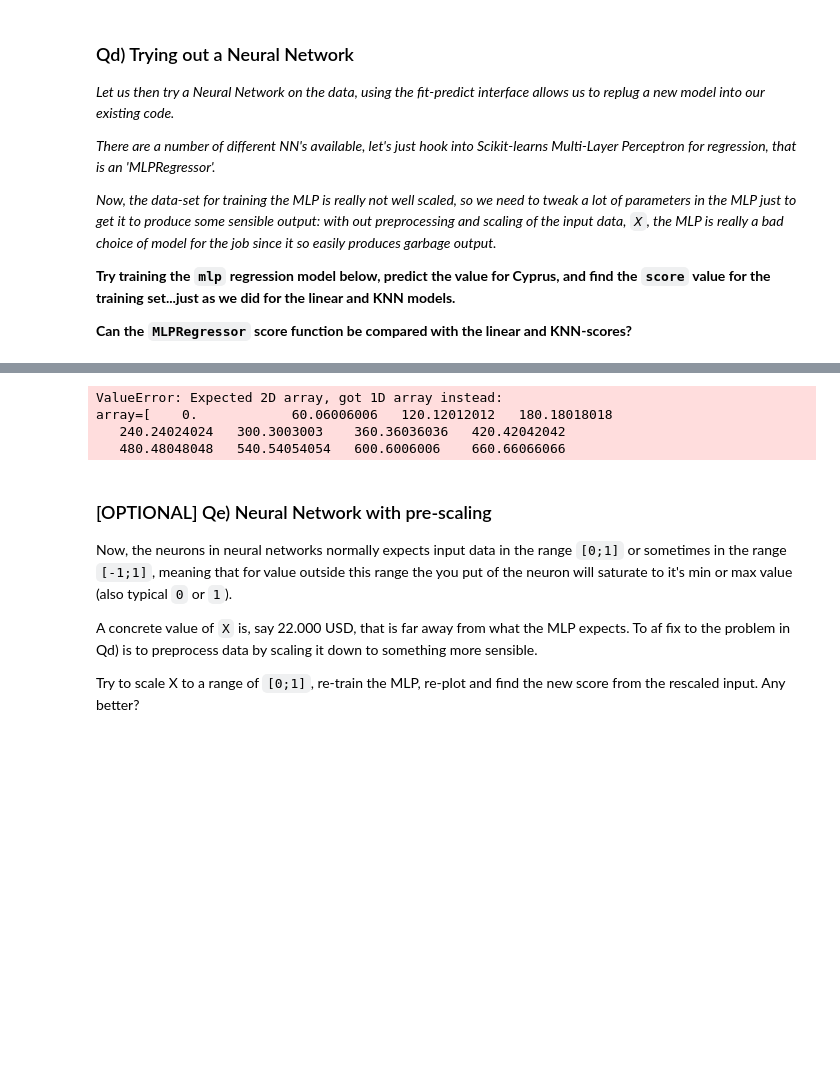
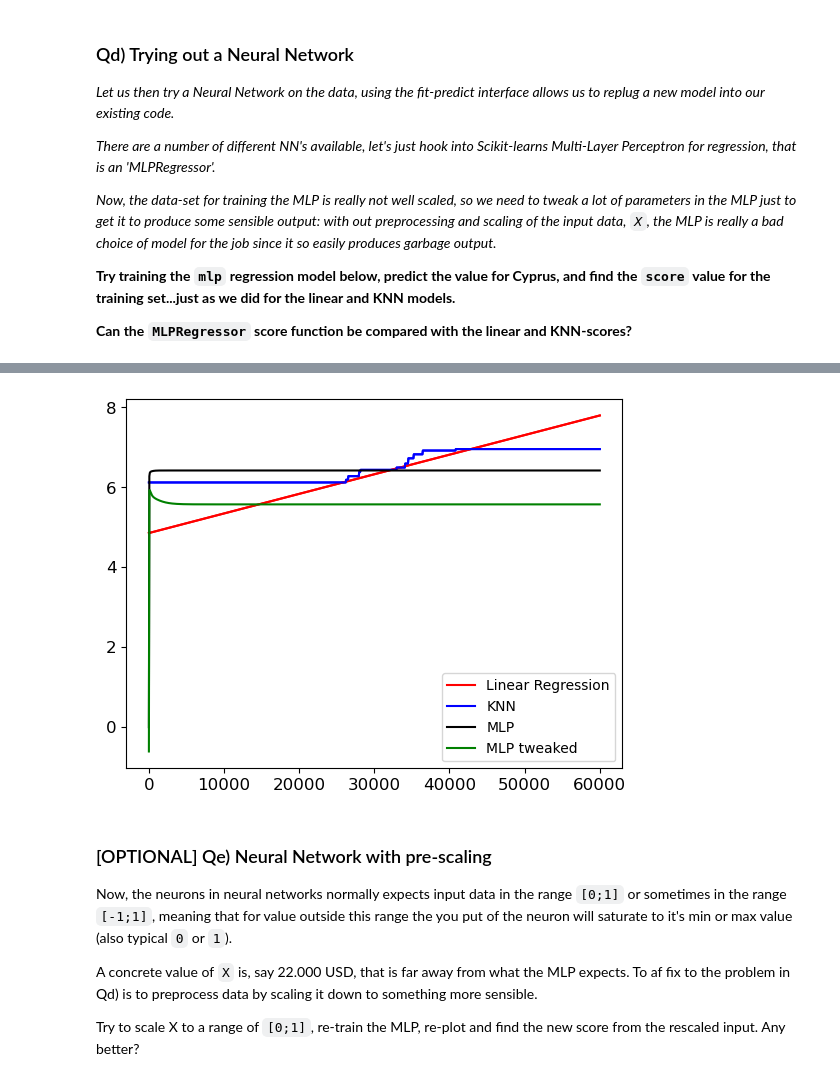
Before and after one commit to OliverEC04/MAL-G10, a Jupyter notebook: O1/intro.ipynb, the cells around one changed output, grey strips where cells are left out. Cells and saved outputs as stored; diff of their text form; code cells hidden in the pictures; blank space fills up the shorter version.

```diff
--- a/O1/intro.ipynb
+++ b/O1/intro.ipynb
@@ -491,7 +492,7 @@ mlp = MLPRegressor(hidden_layer_sizes=(50, 50), solver='adam', activation='tanh'
 mlp.fit(X, y.ravel())
 
 # Make a MLP regressor prediction and redo the plots
-y_pred_mlp = mlp.predict(M)
+# y_pred_mlp = mlp.predict(M)
 
 # Vi har lavet en MLPRegressor og tweaked den, den hedder mlpT
 # Setup af MLPRegressor med tweakede parametre
@@ -542,7 +543,4 @@ Training loss did not improve more than tol=0.000010 for 10 consecutive epochs.
-ValueError: Expected 2D array, got 1D array instead:
-array=[    0.            60.06006006   120.12012012   180.18018018
-   240.24024024   300.3003003    360.36036036   420.42042042
-   480.48048048   540.54054054   600.6006006    660.66066066
+[figure, added]
 # %% [markdown]
 ###  [OPTIONAL] Qe) Neural Network with pre-scaling
 
```
Also changed, not shown: parts of 6 cells of this notebook.
